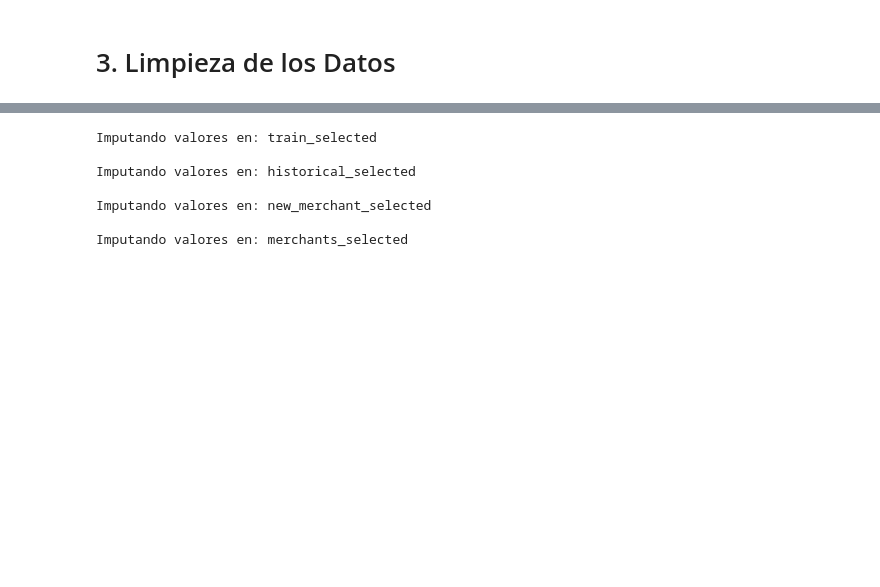
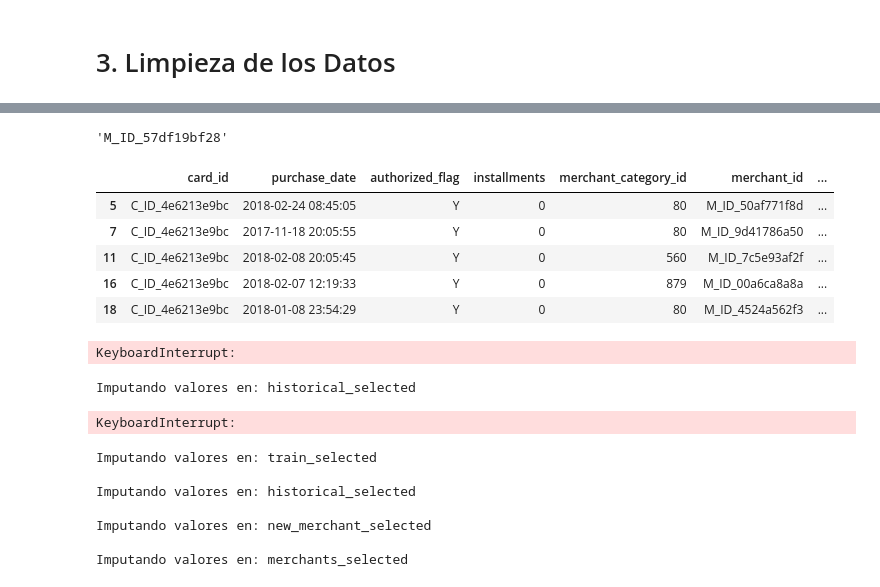
Before and after one commit to paulsantillan787/elo-data-mining, a Jupyter notebook: Preparacion_de_los_datos_v2.ipynb, the cells around one changed output, grey strips where cells are left out. Cells and saved outputs as stored; diff of their text form; code cells hidden in the pictures; blank space fills up the shorter version.

```diff
--- a/Preparacion_de_los_datos_v2.ipynb
+++ b/Preparacion_de_los_datos_v2.ipynb
@@ -199,3 +197,50 @@ dtype: int64
+# %%
+# CREAR UN FUNCION QUE TIENE POR PARAMETRO CARD_ID  Y RETORNA EL LA  MODA DE TODOS LOS MERCHANT_ID ASOCIOADOS A ESE CARD_ID
+def moda_merchant_id_por_card_id(card_id, data_transcactions):
+    merchant_ids = data_transcactions[data_transcactions['card_id'] == card_id]['merchant_id']
+    if not merchant_ids.empty:
+        moda = merchant_ids.mode()
+        return moda.iloc[0] if not moda.empty else None
+    return None
+
+moda_merchant_id_por_card_id("C_ID_415bb3a509", historical_selected)
+
+#
+# %% [output]
+'M_ID_57df19bf28'
+# %%
+# De historical_selected seleccionar solo los registros de fechas 2017-11 hasta 2018-04 en una nueva variable "historical_acotado"
+historical_acotado = historical_selected[
+    (historical_selected['purchase_date'] >= '2017-11-01') &
+    (historical_selected['purchase_date'] <= '2018-04-30')
+]
+historical_acotado.to_csv("src/select_data/historical_acotado.csv", index=False)
+historical_acotado.head()
+# %% [output]
+|  | card_id | purchase_date | authorized_flag | installments | merchant_category_id | merchant_id | ... |
+| 5 | C_ID_4e6213e9bc | 2018-02-24 08:45:05 | Y | 0 | 80 | M_ID_50af771f8d | ... |
+| 7 | C_ID_4e6213e9bc | 2017-11-18 20:05:55 | Y | 0 | 80 | M_ID_9d41786a50 | ... |
+| 11 | C_ID_4e6213e9bc | 2018-02-08 20:05:45 | Y | 0 | 560 | M_ID_7c5e93af2f | ... |
+| 16 | C_ID_4e6213e9bc | 2018-02-07 12:19:33 | Y | 0 | 879 | M_ID_00a6ca8a8a | ... |
+| 18 | C_ID_4e6213e9bc | 2018-01-08 23:54:29 | Y | 0 | 80 | M_ID_4524a562f3 | ... |
+# %%
+# de historical_acotado seleccionar las filas que tengan merchant_id con valor nulo y reemplazarlos por la moda de merchant_id del card_id correspondiente
+def reemplazar_merchant_id_nulos(data_transcactions):
+    for card_id in data_transcactions['card_id'].unique():
+        moda = moda_merchant_id_por_card_id(card_id, data_transcactions)
+        if moda is not None:
+            data_transcactions.loc[
+                (data_transcactions['card_id'] == card_id) &
+                (data_transcactions['merchant_id'].isnull()),
+                'merchant_id'
+            ] = moda
+    return data_transcactions
+
+historical_acotado = reemplazar_merchant_id_nulos(historical_acotado)
+historical_acotado.to_csv("src/select_data/historical_acotado_moda.csv", index=False)
+historical_acotado.head()
+# %% [output]
+KeyboardInterrupt:
 # %%
 def imputar_datos(df, definicion_columnas, nombre):
     print(f"\nImputando valores en: {nombre}")
@@ -218,3 +266,12 @@ def imputar_datos(df, definicion_columnas, nombre):
+# %%
+historical_def = {
+    "merchant_id": "card_id_moda"
+}
+
+imputar_datos(historical_selected, historical_def, "historical_selected")
+# %% [output]
+Imputando valores en: historical_selected
+KeyboardInterrupt:
 # %%
 train_def = {
     "first_active_month": "fecha",
```
Also changed, not shown: parts of 5 cells of this notebook.
